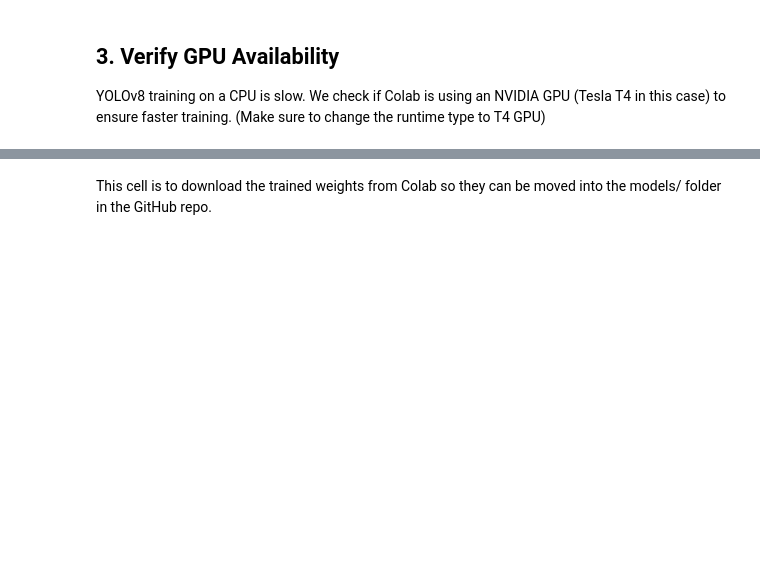
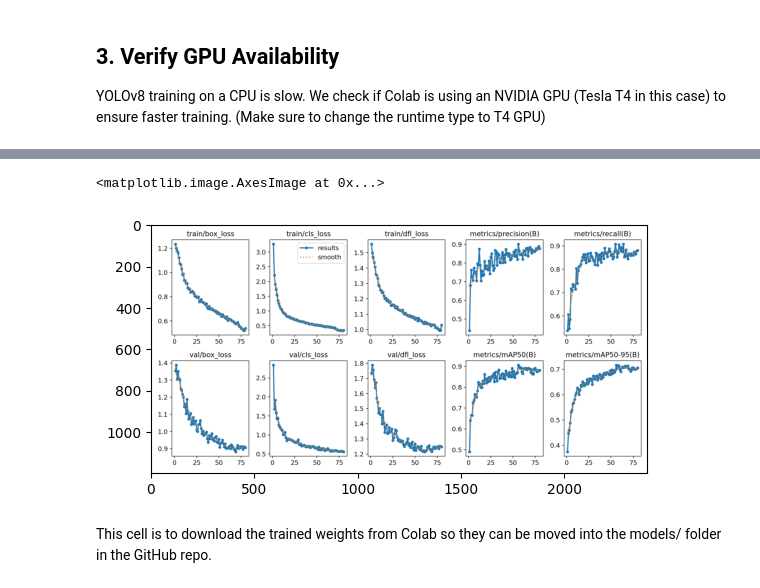
Before and after one commit to Ssevinc/assistive-vision-ai, a Jupyter notebook: train/train_yolov8.ipynb, the cells around one changed output, grey strips where cells are left out. Drawn from its saved outputs; the diff is of its cells as text; code cells hidden in the pictures; blank space fills up the shorter version.

```diff
--- a/train/train_yolov8.ipynb
+++ b/train/train_yolov8.ipynb
@@ -104,6 +150,13 @@ The YOLOv8 Nano (`yolov8n.pt`) model was trained on our custom assistive vision
 ---
 
 **Trained Weights:** [`best.pt`](models/best.pt)
+# %%
+import matplotlib.pyplot as plt
+import matplotlib.image as mpimg
+plt.imshow(mpimg.imread('/content/runs/detect/train/results.png'))
+# %% [output]
+<matplotlib.image.AxesImage at 0x...>
+[figure, added]
 # %% [markdown]
 This cell is to download the trained weights from Colab so they can be moved into the models/ folder in the GitHub repo.
 # %%
```
Also changed, not shown: parts of 6 cells of this notebook.
